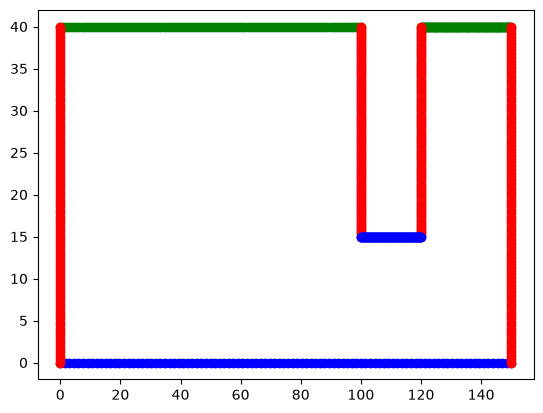
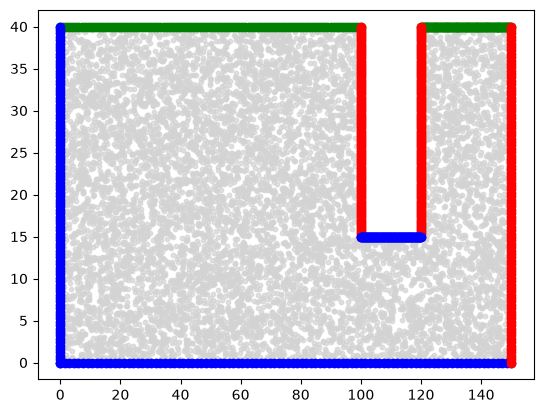
The notebook cell's code change between the first figure and the second:
--- before
+++ after
@@ -38,7 +38,33 @@
 y8 = np.linspace(0, y_top, num_bc)
 
+def sample_interior_points(num_points=1000):
+    sampled_x = []
+    sampled_y = []
+    
+    while len(sampled_x) < num_points:
+        # 1. Generate a random candidate point inside the global bounding box
+        x_candidate = np.random.uniform(x_left, x_right)
+        y_candidate = np.random.uniform(y_bot, y_top)
+        
+        # 2. Check if the point falls inside the forbidden dam cutout zone
+        is_inside_dam = (x_dleft <= x_candidate <= x_dright) and (y_dbot <= y_candidate <= y_top)
+        
+        # 3. Only keep the point if it is NOT inside the dam
+        if not is_inside_dam:
+            sampled_x.append(x_candidate)
+            sampled_y.append(y_candidate)
+            
+    return np.array(sampled_x), np.array(sampled_y)
+
+# Generate 1,000 interior points
+x_internal, y_internal = sample_interior_points(num_points=10000)
+
+
 y_color = "blue" # vy = 0
 x_color = "red"  # vx = 0
 val_color = "green"
+
+plt.scatter(x_internal, y_internal, color='lightgray', s=10, label='Interior Sampled Points', alpha=0.7)
+
 plt.scatter(x1, y1, color=val_color)
 plt.scatter(x2, y2, color=val_color)
@@ -51,3 +77,5 @@
 
 
+
+
 plt.show()

Commit: sample collocation points